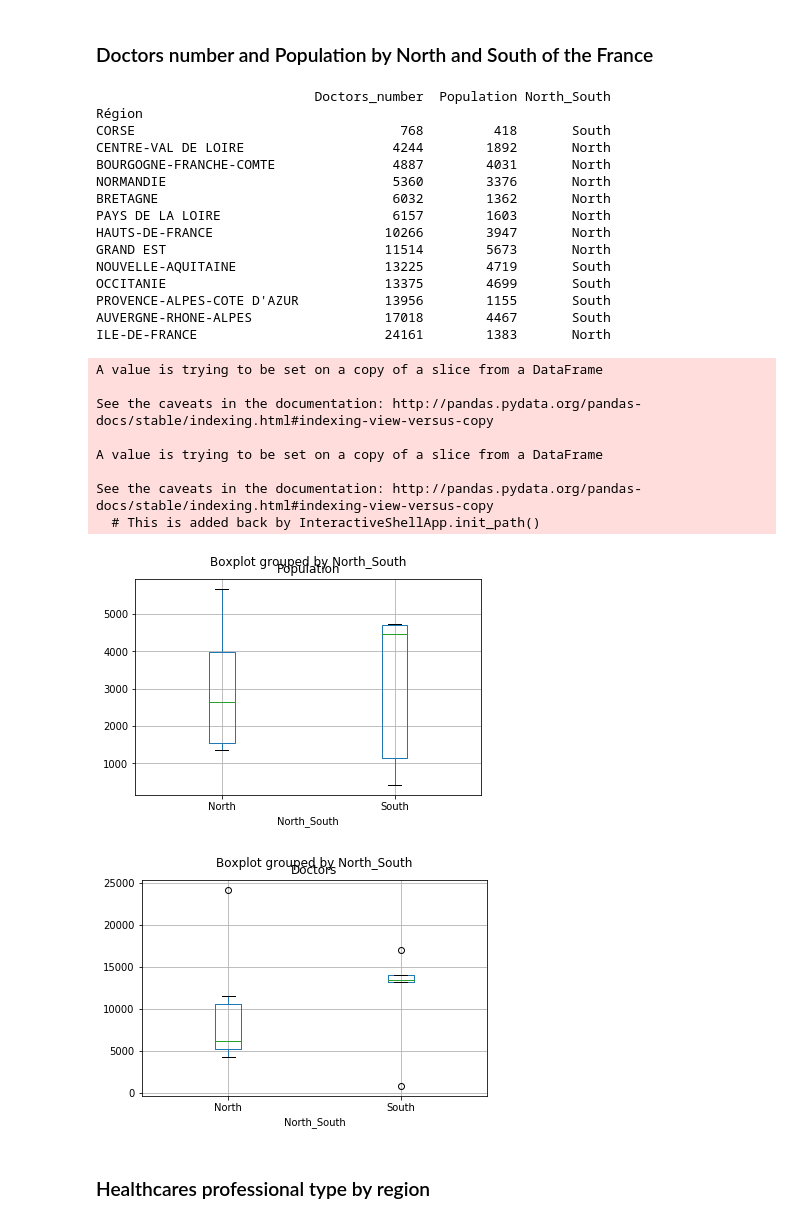
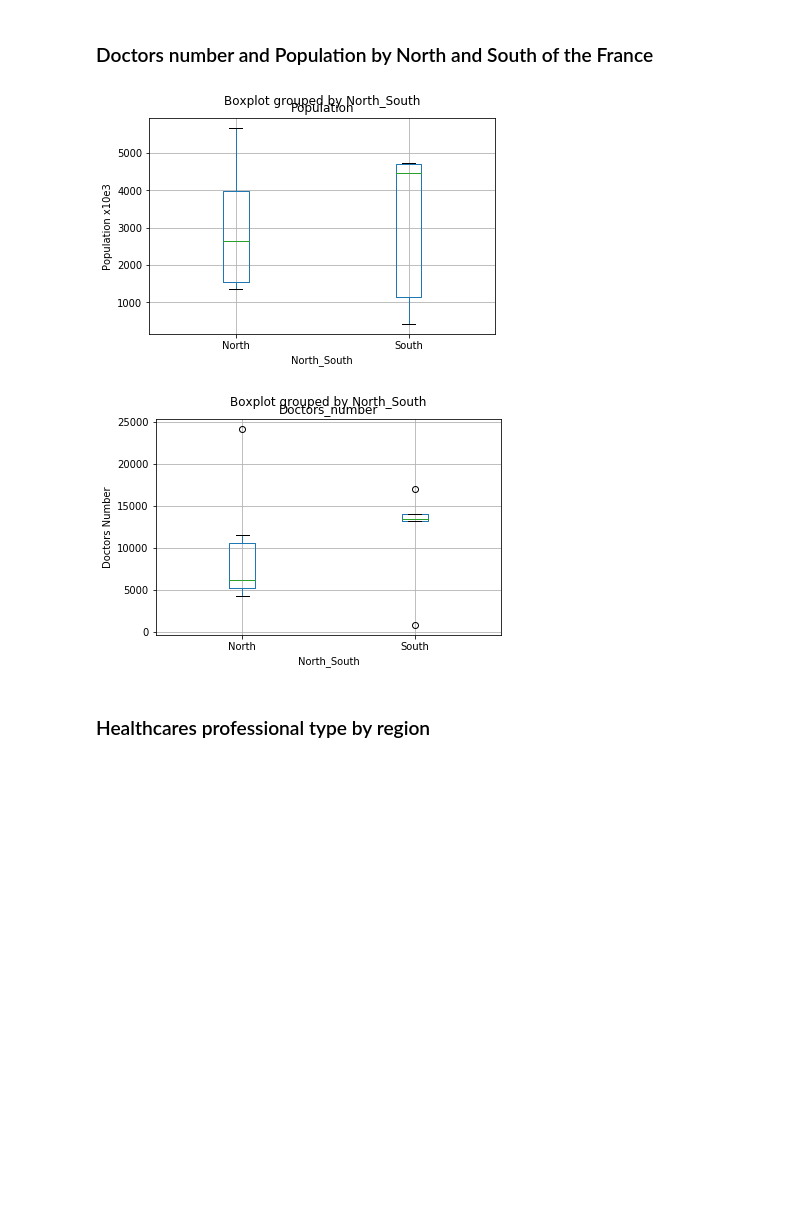
Before and after one commit to DianeDrl/Capstone-Project-1, a Jupyter notebook: Capstone Project 1.ipynb, the cells around one changed output. Saved outputs shown, nothing was run; the diff lists cells and outputs as text; code cells hidden in the pictures; blank space fills up the shorter version.

```diff
--- a/Capstone Project 1.ipynb
+++ b/Capstone Project 1.ipynb
@@ -272,47 +347,2 @@ plt.show()
 # %% [markdown]
 ### Doctors number and Population by North and South of the France
-# %%
-Population_Doctors_by_region['North_South']=''
-Population_Doctors_by_region.North_South[(Population_Doctors_by_region.index=='AUVERGNE-RHONE-ALPES')|
-                           (Population_Doctors_by_region.index=='CORSE')|
-                          (Population_Doctors_by_region.index=='OCCITANIE')|
-                          (Population_Doctors_by_region.index=='NOUVELLE-AQUITAINE')|
-                          (Population_Doctors_by_region.index=="PROVENCE-ALPES-COTE D'AZUR")]='South'
-Population_Doctors_by_region.North_South[(Population_Doctors_by_region.index!='AUVERGNE-RHONE-ALPES')&
-                           (Population_Doctors_by_region.index!='CORSE')&
-                          (Population_Doctors_by_region.index!='OCCITANIE')&
-                          (Population_Doctors_by_region.index!='NOUVELLE-AQUITAINE')&
-                          (Population_Doctors_by_region.index!="PROVENCE-ALPES-COTE D'AZUR")]='North'
-print(Population_Doctors_by_region)
-Population_Doctors_by_region.boxplot(by='North_South',column='Population')
-plt.title('Population')
-plt.show()
-Population_Doctors_by_region.boxplot(by='North_South',column='Doctors_number')
-plt.title('Doctors')
-plt.show()
-# %% [output]
-                            Doctors_number  Population North_South
-Région
-CORSE                                  768         418       South
-CENTRE-VAL DE LOIRE                   4244        1892       North
-BOURGOGNE-FRANCHE-COMTE               4887        4031       North
-NORMANDIE                             5360        3376       North
-BRETAGNE                              6032        1362       North
-PAYS DE LA LOIRE                      6157        1603       North
-HAUTS-DE-FRANCE                      10266        3947       North
-GRAND EST                            11514        5673       North
-NOUVELLE-AQUITAINE                   13225        4719       South
-OCCITANIE                            13375        4699       South
-PROVENCE-ALPES-COTE D'AZUR           13956        1155       South
-AUVERGNE-RHONE-ALPES                 17018        4467       South
-ILE-DE-FRANCE                        24161        1383       North
-A value is trying to be set on a copy of a slice from a DataFrame
-
-See the caveats in the documentation: http://pandas.pydata.org/pandas-docs/stable/indexing.html#indexing-view-versus-copy
-
-A value is trying to be set on a copy of a slice from a DataFrame
-
-See the caveats in the documentation: http://pandas.pydata.org/pandas-docs/stable/indexing.html#indexing-view-versus-copy
-  # This is added back by InteractiveShellApp.init_path()
-[figure, removed]
-[figure, removed]
@@ -323,2 +349,12 @@ See the caveats in the documentation: http://pandas.pydata.org/pandas-docs/stabl
+# %%
+Population_Doctors_by_region.boxplot(by='North_South',column='Population')
+plt.ylabel('Population x10e3')
+plt.show()
+Population_Doctors_by_region.boxplot(by='North_South',column='Doctors_number')
+plt.ylabel('Doctors Number')
+plt.show()
+# %% [output]
+[figure, added]
+[figure, added]
 # %% [markdown]
 ### Healthcares professional type by region
```
Also changed, not shown: parts of 21 cells of this notebook, 1 other file.
